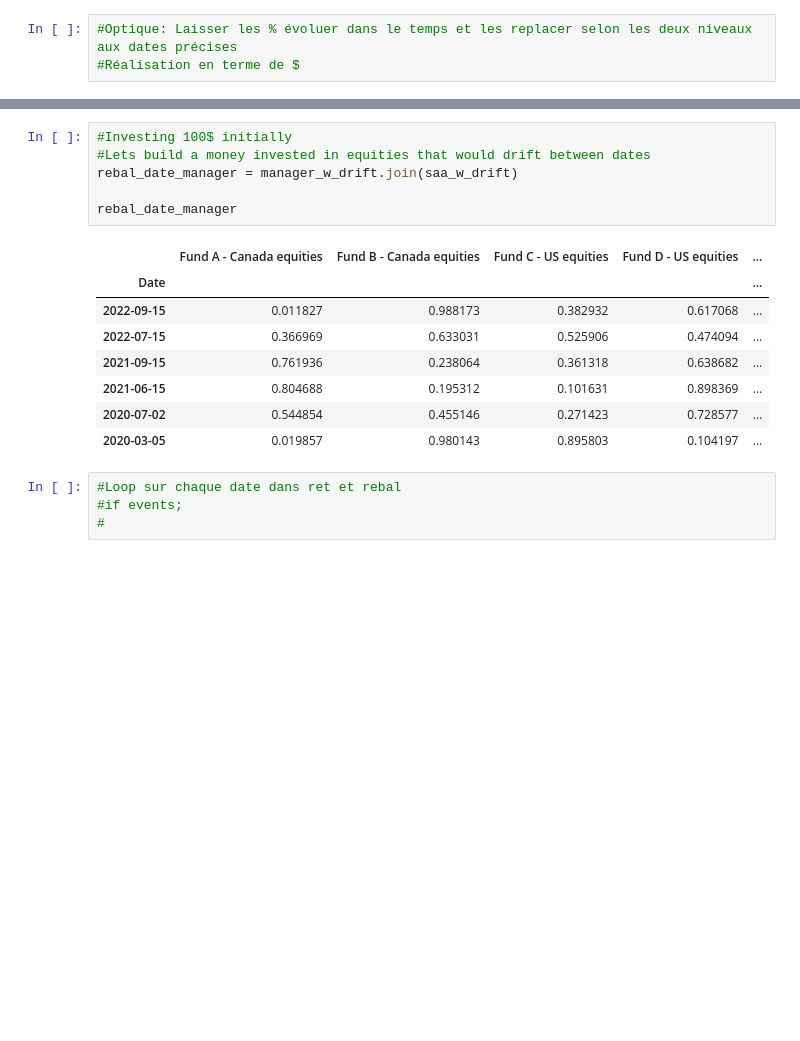
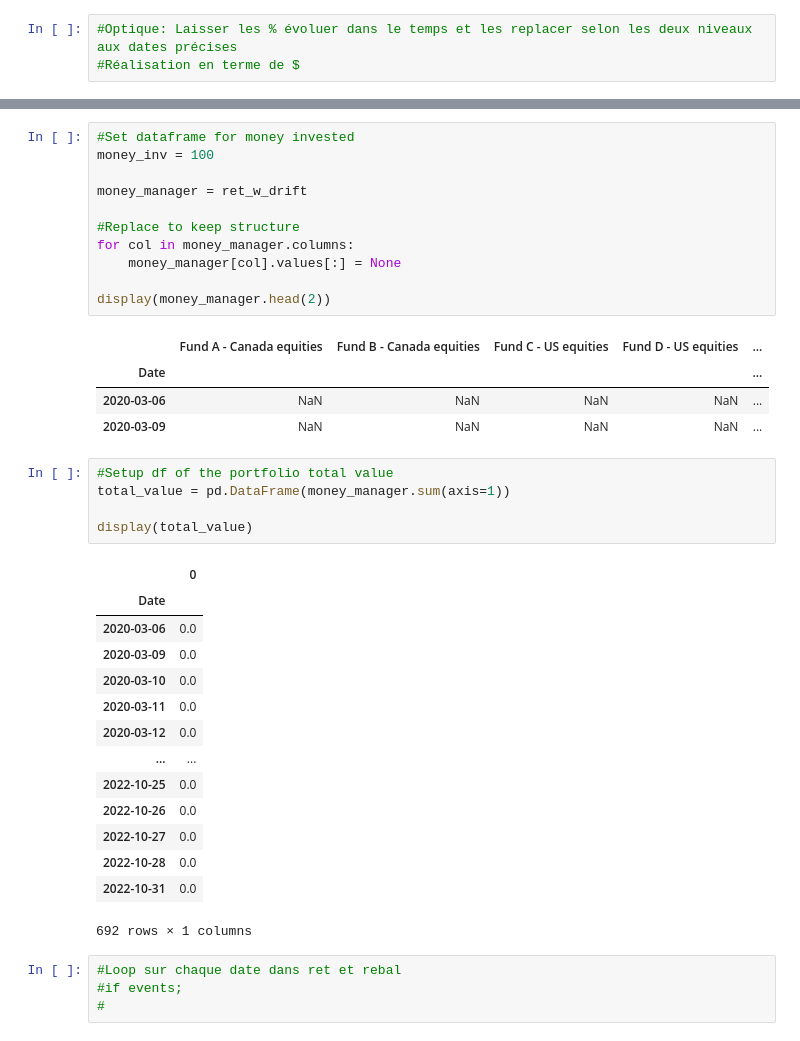
Before and after one commit to jcbusque/Test_BNI, a Jupyter notebook: BNI_JCB.ipynb, the cells around one changed output, grey strips where cells are left out. Saved outputs shown, nothing was run; the diff lists cells and outputs as text; blank space fills up the shorter version.

```diff
--- a/BNI_JCB.ipynb
+++ b/BNI_JCB.ipynb
@@ -623,18 +612,39 @@ display(saa_w_drift, manager_w_drift, ret_w_drift)
-# %%
-#Investing 100$ initially
-#Lets build a money invested in equities that would drift between dates
-rebal_date_manager = manager_w_drift.join(saa_w_drift)
-
-rebal_date_manager
-# %% [output]
-|  | Fund A - Canada equities | Fund B - Canada equities | Fund C - US equities | Fund D - US equities | ... |
-| Date |  |  |  |  | ... |
-| 2022-09-15 | 0.011827 | 0.988173 | 0.382932 | 0.617068 | ... |
-| 2022-07-15 | 0.366969 | 0.633031 | 0.525906 | 0.474094 | ... |
-| 2021-09-15 | 0.761936 | 0.238064 | 0.361318 | 0.638682 | ... |
-| 2021-06-15 | 0.804688 | 0.195312 | 0.101631 | 0.898369 | ... |
-| 2020-07-02 | 0.544854 | 0.455146 | 0.271423 | 0.728577 | ... |
-| 2020-03-05 | 0.019857 | 0.980143 | 0.895803 | 0.104197 | ... |
+# %%
+#Set dataframe for money invested
+money_inv = 100
+
+money_manager = ret_w_drift
+
+#Replace to keep structure
+for col in money_manager.columns:
+    money_manager[col].values[:] = None
+
+display(money_manager.head(2))
+# %% [output]
+|  | Fund A - Canada equities | Fund B - Canada equities | Fund C - US equities | Fund D - US equities | ... |
+| Date |  |  |  |  | ... |
+| 2020-03-06 | NaN | NaN | NaN | NaN | ... |
+| 2020-03-09 | NaN | NaN | NaN | NaN | ... |
+# %%
+#Setup df of the portfolio total value
+total_value = pd.DataFrame(money_manager.sum(axis=1))
+
+display(total_value)
+# %% [output]
+|  | 0 |
+| Date |  |
+| 2020-03-06 | 0.0 |
+| 2020-03-09 | 0.0 |
+| 2020-03-10 | 0.0 |
+| 2020-03-11 | 0.0 |
+| 2020-03-12 | 0.0 |
+| ... | ... |
+| 2022-10-25 | 0.0 |
+| 2022-10-26 | 0.0 |
+| 2022-10-27 | 0.0 |
+| 2022-10-28 | 0.0 |
+| 2022-10-31 | 0.0 |
+692 rows × 1 columns
 # %%
 #Loop sur chaque date dans ret et rebal
 #if events;
```
Also changed, not shown: parts of 6 cells of this notebook.
